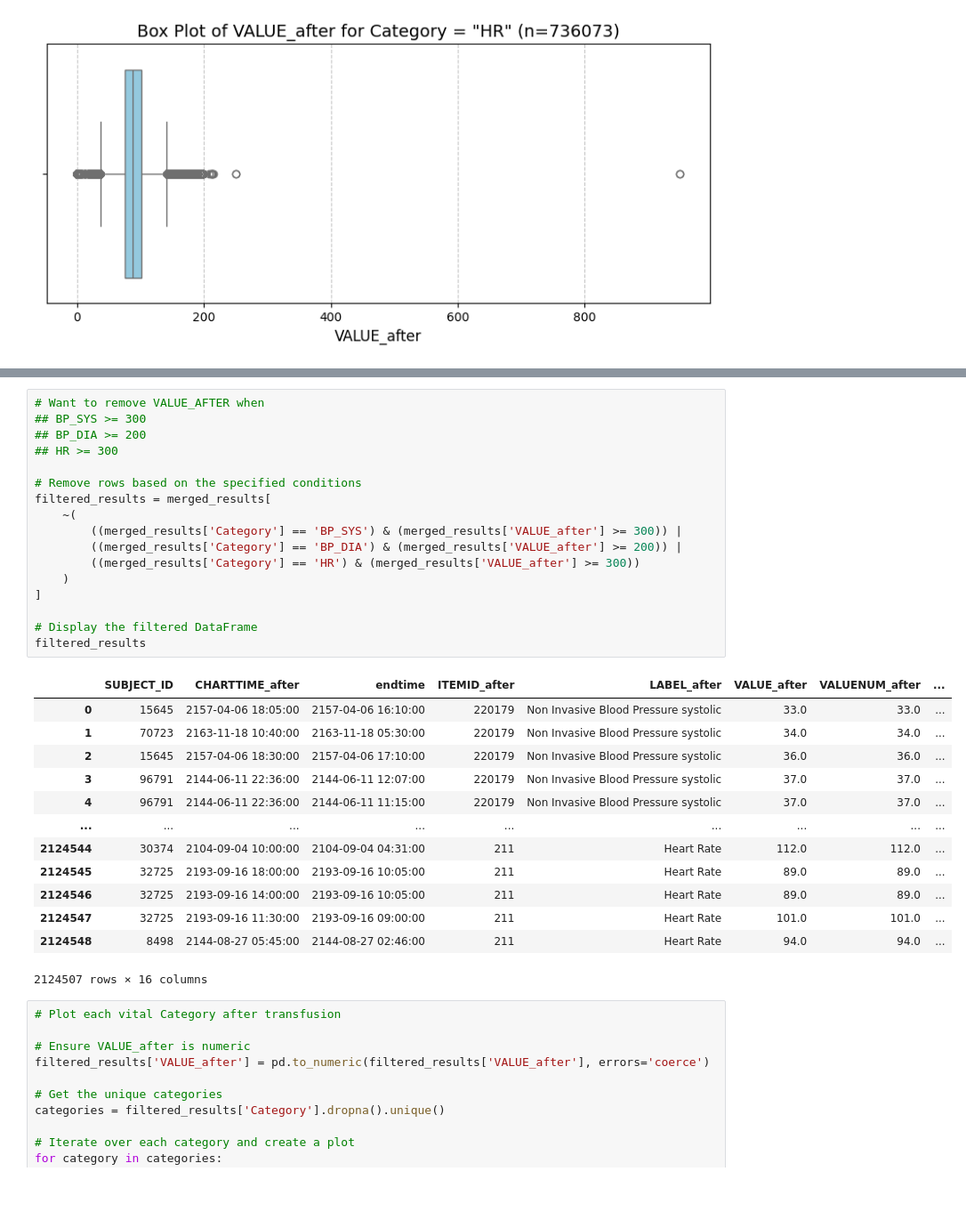
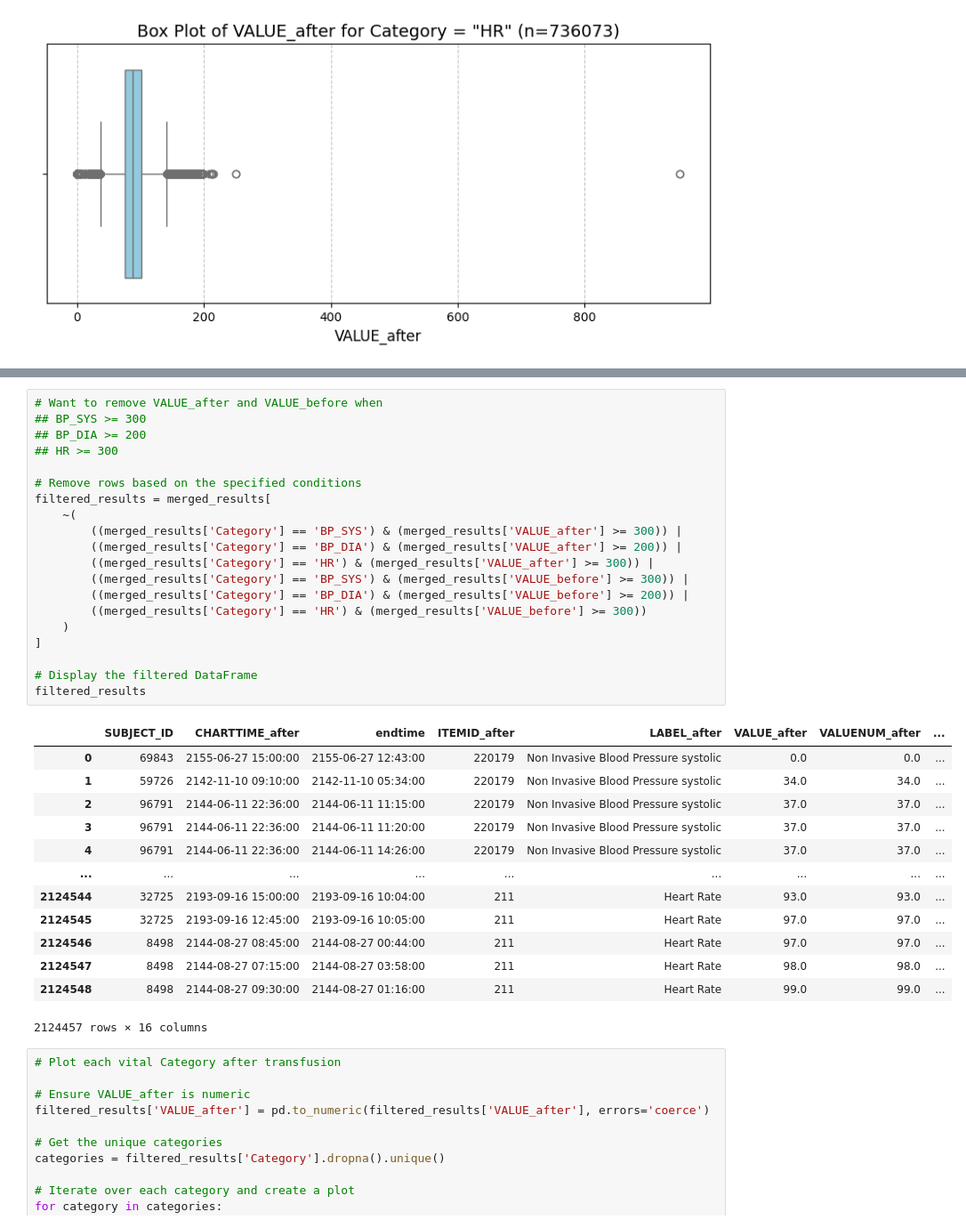
Before and after one commit to kmorhun/tranfusion-reactions, a Jupyter notebook: exploratory_data_analysis/taco_rule_based.ipynb, the cells around one changed output, grey strips where cells are left out. Shown at 89% size. Saved outputs shown, nothing was run; the diff lists cells and outputs as text; blank space fills up the shorter version.

```diff
--- a/exploratory_data_analysis/taco_rule_based.ipynb
+++ b/exploratory_data_analysis/taco_rule_based.ipynb
@@ -524,34 +524,37 @@ for category in categories:
 # %%
-# Want to remove VALUE_AFTER when
+# Want to remove VALUE_after and VALUE_before when
 ## BP_SYS >= 300
 ## BP_DIA >= 200
 ## HR >= 300
 
 # Remove rows based on the specified conditions
 filtered_results = merged_results[
     ~(
         ((merged_results['Category'] == 'BP_SYS') & (merged_results['VALUE_after'] >= 300)) |
         ((merged_results['Category'] == 'BP_DIA') & (merged_results['VALUE_after'] >= 200)) |
-        ((merged_results['Category'] == 'HR') & (merged_results['VALUE_after'] >= 300))
+        ((merged_results['Category'] == 'HR') & (merged_results['VALUE_after'] >= 300)) |
+        ((merged_results['Category'] == 'BP_SYS') & (merged_results['VALUE_before'] >= 300)) |
+        ((merged_results['Category'] == 'BP_DIA') & (merged_results['VALUE_before'] >= 200)) |
+        ((merged_results['Category'] == 'HR') & (merged_results['VALUE_before'] >= 300))
     )
 ]
 
 # Display the filtered DataFrame
 filtered_results
 # %% [output]
 |  | SUBJECT_ID | CHARTTIME_after | endtime | ITEMID_after | LABEL_after | VALUE_after | VALUENUM_after | ... |
-| 0 | 15645 | 2157-04-06 18:05:00 | 2157-04-06 16:10:00 | 220179 | Non Invasive Blood Pressure systolic | 33.0 | 33.0 | ... |
-| 1 | 70723 | 2163-11-18 10:40:00 | 2163-11-18 05:30:00 | 220179 | Non Invasive Blood Pressure systolic | 34.0 | 34.0 | ... |
-| 2 | 15645 | 2157-04-06 18:30:00 | 2157-04-06 17:10:00 | 220179 | Non Invasive Blood Pressure systolic | 36.0 | 36.0 | ... |
-| 3 | 96791 | 2144-06-11 22:36:00 | 2144-06-11 12:07:00 | 220179 | Non Invasive Blood Pressure systolic | 37.0 | 37.0 | ... |
-| 4 | 96791 | 2144-06-11 22:36:00 | 2144-06-11 11:15:00 | 220179 | Non Invasive Blood Pressure systolic | 37.0 | 37.0 | ... |
+| 0 | 69843 | 2155-06-27 15:00:00 | 2155-06-27 12:43:00 | 220179 | Non Invasive Blood Pressure systolic | 0.0 | 0.0 | ... |
+| 1 | 59726 | 2142-11-10 09:10:00 | 2142-11-10 05:34:00 | 220179 | Non Invasive Blood Pressure systolic | 34.0 | 34.0 | ... |
+| 2 | 96791 | 2144-06-11 22:36:00 | 2144-06-11 11:15:00 | 220179 | Non Invasive Blood Pressure systolic | 37.0 | 37.0 | ... |
+| 3 | 96791 | 2144-06-11 22:36:00 | 2144-06-11 11:20:00 | 220179 | Non Invasive Blood Pressure systolic | 37.0 | 37.0 | ... |
+| 4 | 96791 | 2144-06-11 22:36:00 | 2144-06-11 14:26:00 | 220179 | Non Invasive Blood Pressure systolic | 37.0 | 37.0 | ... |
 | ... | ... | ... | ... | ... | ... | ... | ... | ... |
-| 2124544 | 30374 | 2104-09-04 10:00:00 | 2104-09-04 04:31:00 | 211 | Heart Rate | 112.0 | 112.0 | ... |
-| 2124545 | 32725 | 2193-09-16 18:00:00 | 2193-09-16 10:05:00 | 211 | Heart Rate | 89.0 | 89.0 | ... |
-| 2124546 | 32725 | 2193-09-16 14:00:00 | 2193-09-16 10:05:00 | 211 | Heart Rate | 89.0 | 89.0 | ... |
-| 2124547 | 32725 | 2193-09-16 11:30:00 | 2193-09-16 09:00:00 | 211 | Heart Rate | 101.0 | 101.0 | ... |
-| 2124548 | 8498 | 2144-08-27 05:45:00 | 2144-08-27 02:46:00 | 211 | Heart Rate | 94.0 | 94.0 | ... |
+| 2124544 | 32725 | 2193-09-16 15:00:00 | 2193-09-16 10:04:00 | 211 | Heart Rate | 93.0 | 93.0 | ... |
+| 2124545 | 32725 | 2193-09-16 12:45:00 | 2193-09-16 10:05:00 | 211 | Heart Rate | 97.0 | 97.0 | ... |
+| 2124546 | 8498 | 2144-08-27 08:45:00 | 2144-08-27 00:44:00 | 211 | Heart Rate | 97.0 | 97.0 | ... |
+| 2124547 | 8498 | 2144-08-27 07:15:00 | 2144-08-27 03:58:00 | 211 | Heart Rate | 98.0 | 98.0 | ... |
+| 2124548 | 8498 | 2144-08-27 09:30:00 | 2144-08-27 01:16:00 | 211 | Heart Rate | 99.0 | 99.0 | ... |
-2124507 rows × 16 columns
+2124457 rows × 16 columns
 # %%
 # Plot each vital Category after transfusion
 
```
Also changed, not shown: parts of 15 cells of this notebook.
